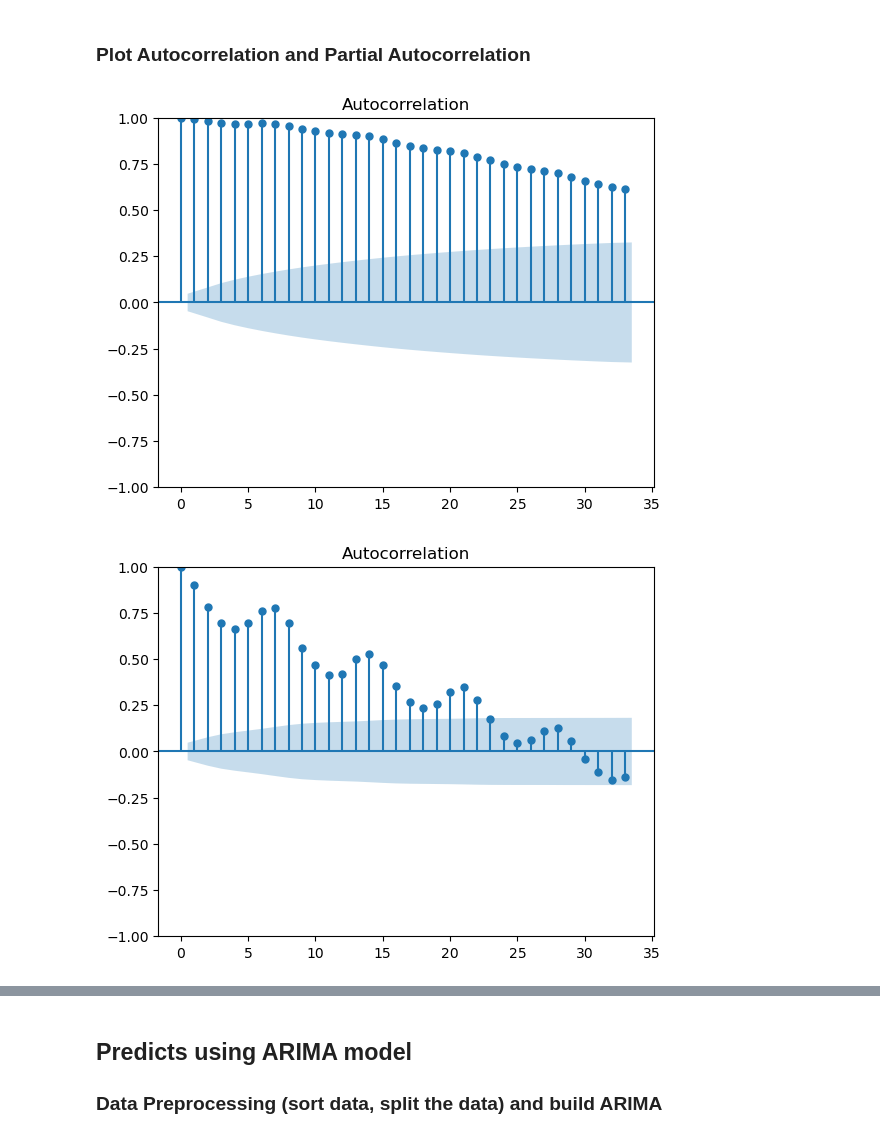
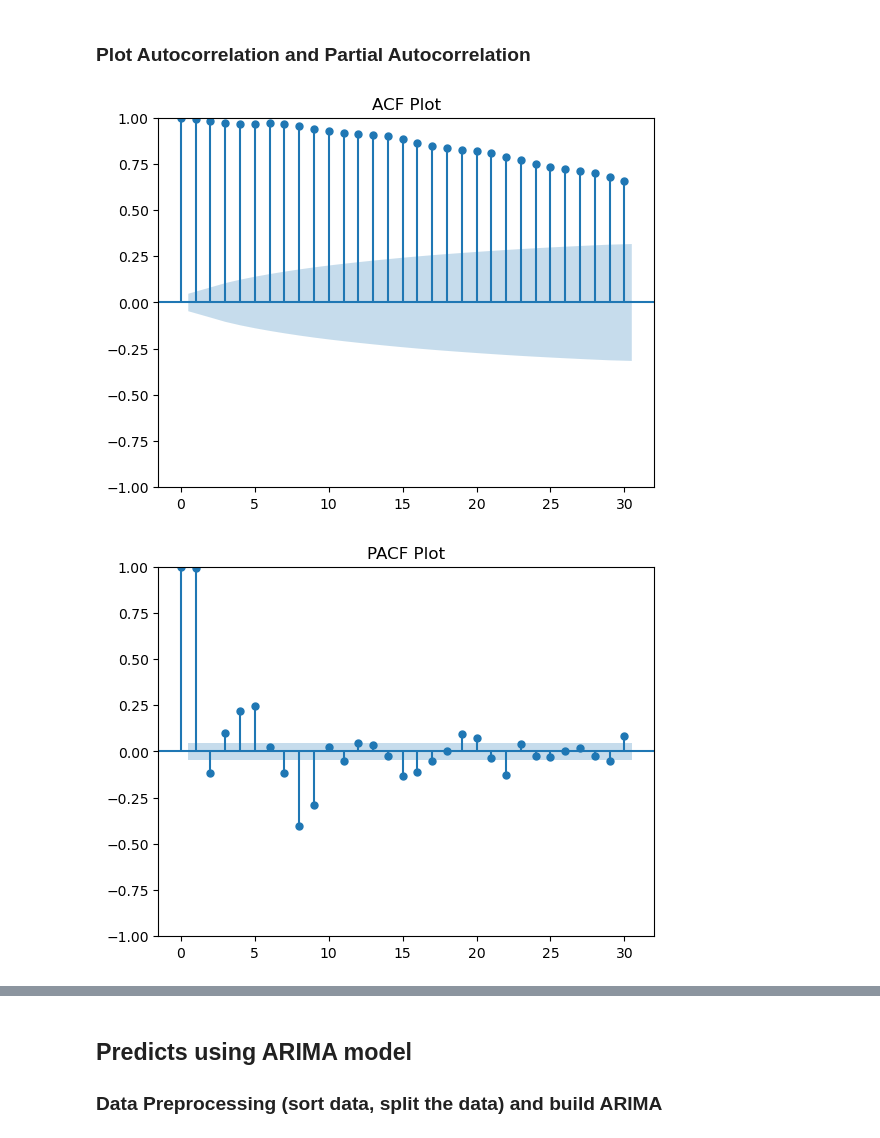
Before and after one commit to nursahiraa/fyp, a Jupyter notebook: fypdata/fypdatatest/ARIMA.ipynb, the cells around one changed output, grey strips where cells are left out. Drawn from its saved outputs; the diff is of its cells as text; code cells hidden in the pictures.

```diff
--- a/fypdata/fypdatatest/ARIMA.ipynb
+++ b/fypdata/fypdatatest/ARIMA.ipynb
@@ -27,8 +36,23 @@ df_grouped = df.groupby('date')['cases_new'].sum().reset_index()
 #set the index as 'date'
 df_grouped.index = df_grouped['date']
 
+# Set the frequency of the DataFrame's index to daily ('D')
+df_grouped = df_grouped.asfreq('D')
+
+# Check for missing values
+print("missing values in dataset: ")
+print( df_grouped.isna().sum())
+
+# Fill or drop missing values
+df_grouped.fillna(0, inplace=True)
+
+# Check the length of the dataset
+print("length of dataset: ", len(df_grouped))
+
+#check df_grouped type of data for both columns
+print(df_grouped.dtypes)
+
 #calculate the mean,std, count, min, max, 25%,50%,75%
-df_grouped.describe().transpose()
-
+print (df_grouped.describe().transpose())
 df_grouped.plot()
 # %% [output]
@@ -90,11 +134,20 @@ Data has no unit root and is stationary
 ### Plot Autocorrelation and Partial Autocorrelation
 # %%
-#Autocorrelation
-fig_first = plot_acf(df_grouped['cases_new']) #sharp drop off
-fig_seasonal_first = plot_acf(df_grouped['Seasonal Difference'].dropna()) #gradual decline
+# #Autocorrelation
+# fig_first = plot_acf(df_grouped['cases_new']) #sharp drop off
+# fig_seasonal_first = plot_acf(df_grouped['Seasonal Difference'].dropna()) #gradual decline
+#
+# #Partial Auto correlation
+# result = plot_pacf(df_grouped['Seasonal Difference'].dropna())
 
-#Partial Auto correlation
-result = plot_pacf(df_grouped['Seasonal Difference'].dropna())
+# Plot ACF and PACF
+plot_acf(df_grouped['cases_new'], lags=30)
+plt.title('ACF Plot')
+plt.show()
+
+plot_pacf(df_grouped['cases_new'], lags=30)
+plt.title('PACF Plot')
+plt.show()
 # %% [output]
-[figure, old version]
+[figure, new version]
-[figure, old version]
+[figure, new version]
```
Also changed, not shown: parts of 9 cells of this notebook, 1 other file.
